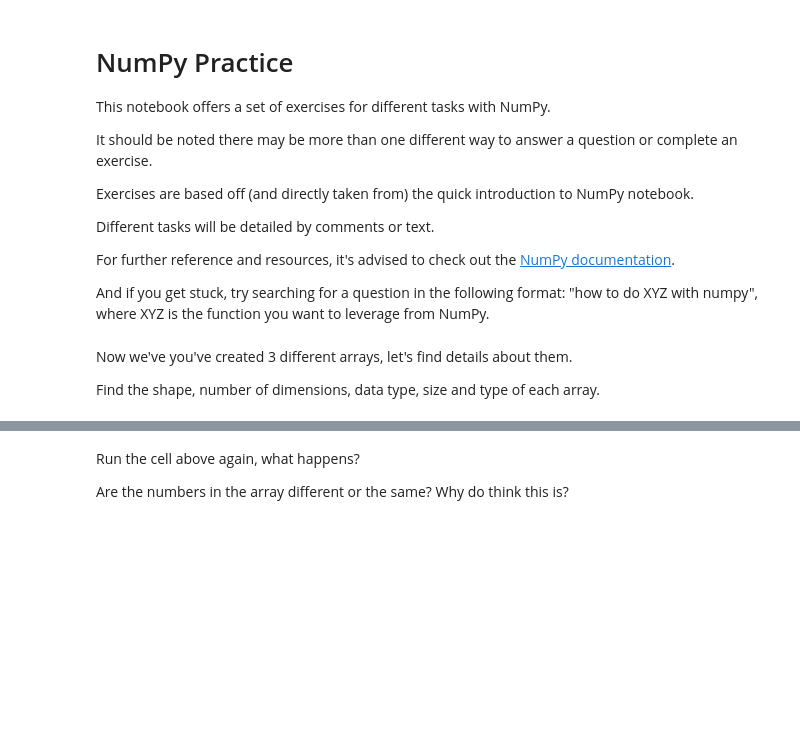
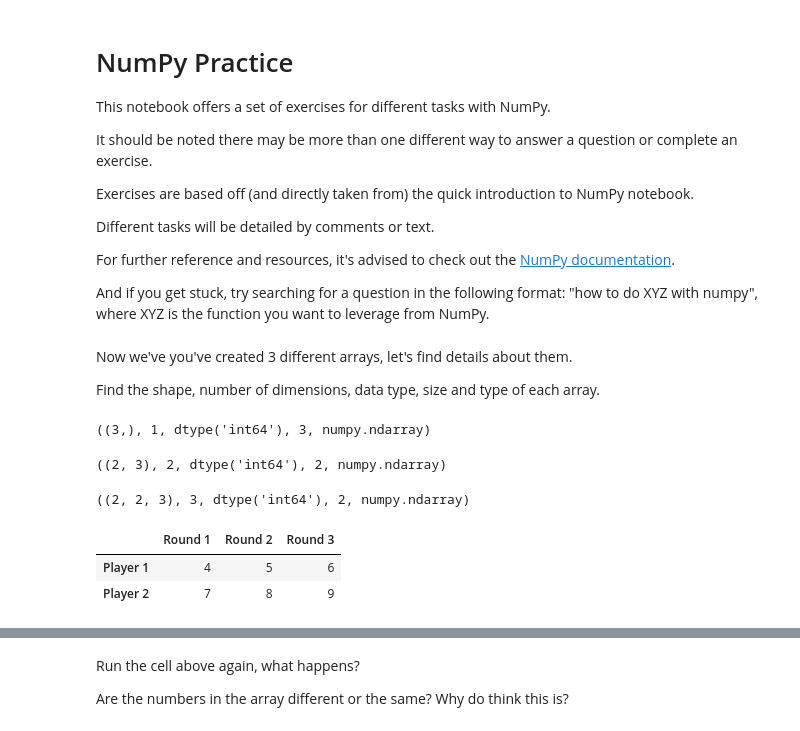
Before and after one commit to BrennZA/ZTM-ML, a Jupyter notebook: Copy_of_numpy_exercises.ipynb, the cells around one changed output, grey strips where cells are left out. Saved outputs shown, nothing was run; the diff lists cells and outputs as text; code cells hidden in the pictures; blank space fills up the shorter version.

```diff
--- a/Copy_of_numpy_exercises.ipynb
+++ b/Copy_of_numpy_exercises.ipynb
@@ -19,12 +19,18 @@ And if you get stuck, try searching for a question in the following format: "how
 import numpy as np
 # %%
 # Create a 1-dimensional NumPy array using np.array()
-
+first_dimension = np.array([1, 2, 3])
 
 # Create a 2-dimensional NumPy array using np.array()
-
+second_dimension = np.array([[4, 5, 6],
+                             [7, 8, 9]])
 
 # Create a 3-dimensional Numpy array using np.array()
+third_dimension = np.array([[[1, 2, 3],
+                             [4, 5, 6]],
+
+                            [[7, 8, 9],
+                             [10, 11, 12]]])
 # %% [markdown]
 Now we've you've created 3 different arrays, let's find details about them.
 
@@ -32,12 +38,31 @@ Find the shape, number of dimensions, data type, size and type of each array.
 # %%
 # Attributes of 1-dimensional array (shape,
 # number of dimensions, data type, size and type)
+first_dimension.shape, first_dimension.ndim, first_dimension.dtype, len(first_dimension), type(first_dimension)
+# %% [output]
+((3,), 1, dtype('int64'), 3, numpy.ndarray)
 # %%
 # Attributes of 2-dimensional array
+second_dimension.shape, second_dimension.ndim, second_dimension.dtype, len(second_dimension), type(second_dimension)
+# %% [output]
+((2, 3), 2, dtype('int64'), 2, numpy.ndarray)
 # %%
 # Attributes of 3-dimensional array
+third_dimension.shape, third_dimension.ndim, third_dimension.dtype, len(third_dimension), type(third_dimension)
+# %% [output]
+((2, 2, 3), 3, dtype('int64'), 2, numpy.ndarray)
 # %%
 # Import pandas and create a DataFrame out of one
 # of the arrays you've created
+import pandas as pd
+
+df = pd.DataFrame(second_dimension,
+                  index=['Player 1', 'Player 2'],
+                  columns=['Round 1', 'Round 2', 'Round 3'])
+df
+# %% [output]
+|  | Round 1 | Round 2 | Round 3 |
+| Player 1 | 4 | 5 | 6 |
+| Player 2 | 7 | 8 | 9 |
 # %%
 # Create an array of shape (10, 2) with only ones
```
Also changed, not shown: parts of 30 cells of this notebook.
